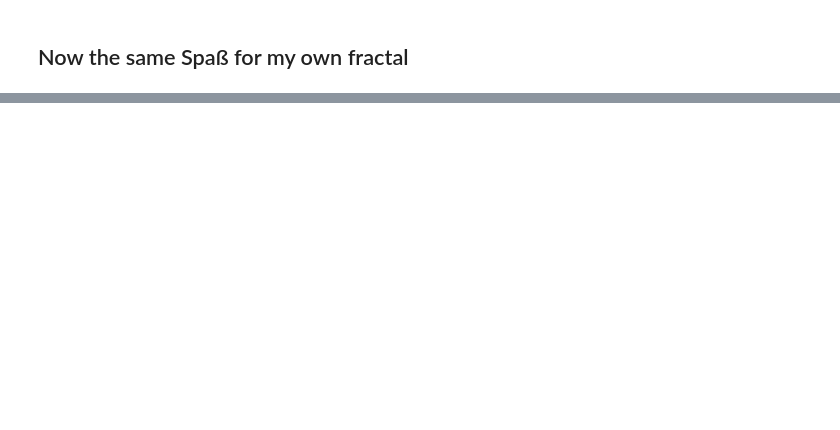
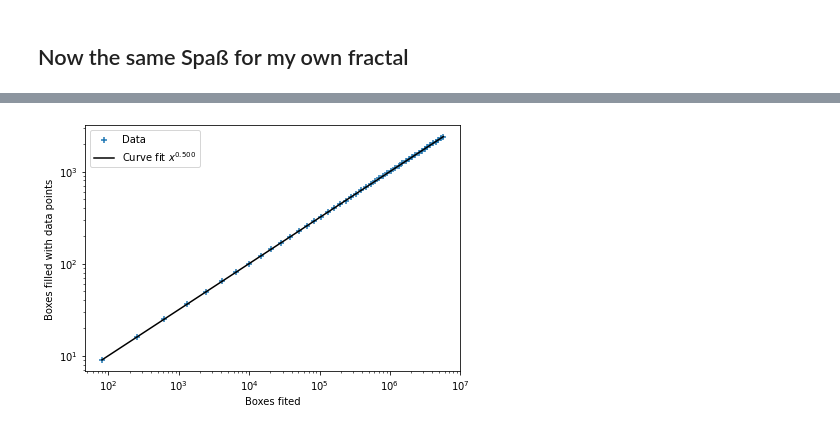
Before and after one commit to dormail/CP-2022, a Jupyter notebook: Homework 3/Exercise 2.ipynb, the cells around one changed output, grey strips where cells are left out. Cells and saved outputs as stored; diff of their text form; code cells hidden in the pictures; blank space fills up the shorter version.

```diff
--- a/Homework 3/Exercise 2.ipynb
+++ b/Homework 3/Exercise 2.ipynb
@@ -238,0 +241,35 @@ plt.savefig('build/my_fractal.png')
+# %%
+boxes = []
+for i in range(3,50):
+    boxes.append(count_box(history, i, 1, 3))
+boxes = np.array(boxes)
+# %%
+boxes_total = boxes[:,0]
+boxes_filled = boxes[:,1]
+fraction_filled = boxes_filled / boxes_total
+# %%
+def exponential(x,exponent, factor):
+    return factor * x ** exponent
+
+
+popt, pcov = curve_fit(exponential, boxes_total, boxes_filled)
+
+exponent, factor = popt
+# %%
+plt.clf()
+plt.scatter(boxes_total, boxes_filled,
+           label='Data',
+           marker='+')
+plt.plot(boxes_total, exponential(boxes_total, exponent, factor),
+         label=rf'Curve fit $x^{{{exponent:.3f}}}$',
+         color='k')
+plt.xscale('log')
+plt.yscale('log')
+plt.legend()
+plt.tight_layout()
+plt.xlabel('Boxes fited')
+plt.ylabel('Boxes filled with data points')
+
+plt.savefig('build/fractal_dimension.png')
+# %% [output]
+[figure, added]
```
Also changed, not shown: parts of 5 cells of this notebook, 3 other files.
